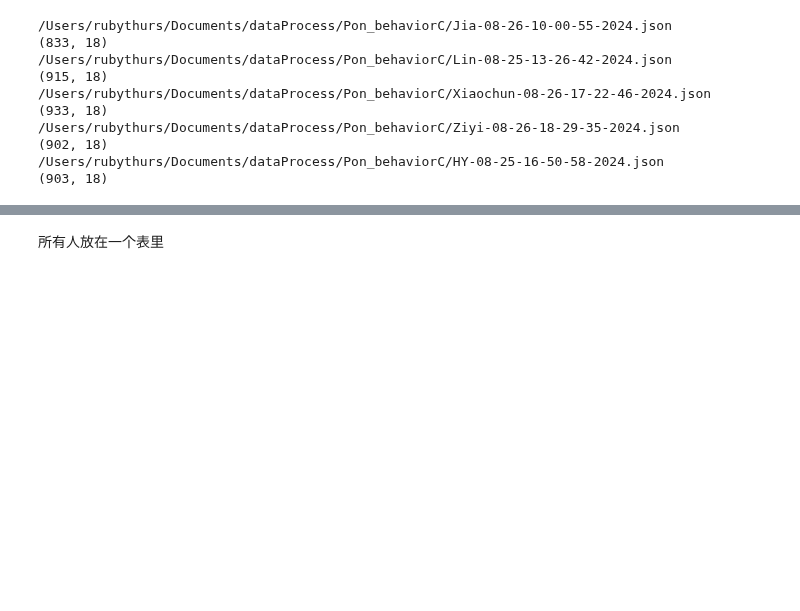
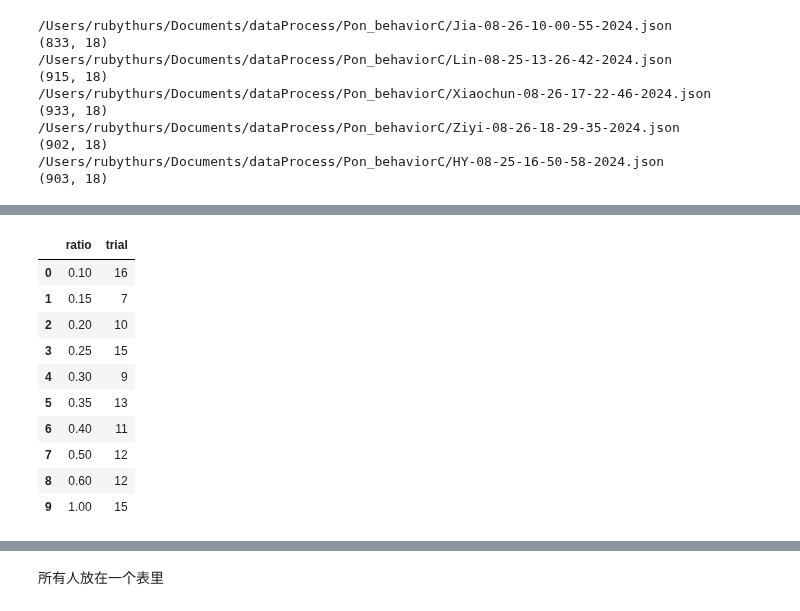
Before and after one commit to ZHTis/count, a Jupyter notebook: datacolin/datacolin.ipynb, the cells around one changed output, grey strips where cells are left out. Drawn from its saved outputs; the diff is of its cells as text; code cells hidden in the pictures; blank space fills up the shorter version.

```diff
--- a/datacolin/datacolin.ipynb
+++ b/datacolin/datacolin.ipynb
@@ -120,3 +121,17 @@ Name: trial, dtype: int64
+# %%
+p3_r.to_frame().reset_index()
+# %% [output]
+|  | ratio | trial |
+| 0 | 0.10 | 16 |
+| 1 | 0.15 | 7 |
+| 2 | 0.20 | 10 |
+| 3 | 0.25 | 15 |
+| 4 | 0.30 | 9 |
+| 5 | 0.35 | 13 |
+| 6 | 0.40 | 11 |
+| 7 | 0.50 | 12 |
+| 8 | 0.60 | 12 |
+| 9 | 1.00 | 15 |
 # %%
 import numpy as np
 import scipy.stats as stats
```
Also changed, not shown: parts of 40 cells of this notebook, 2 other files.
